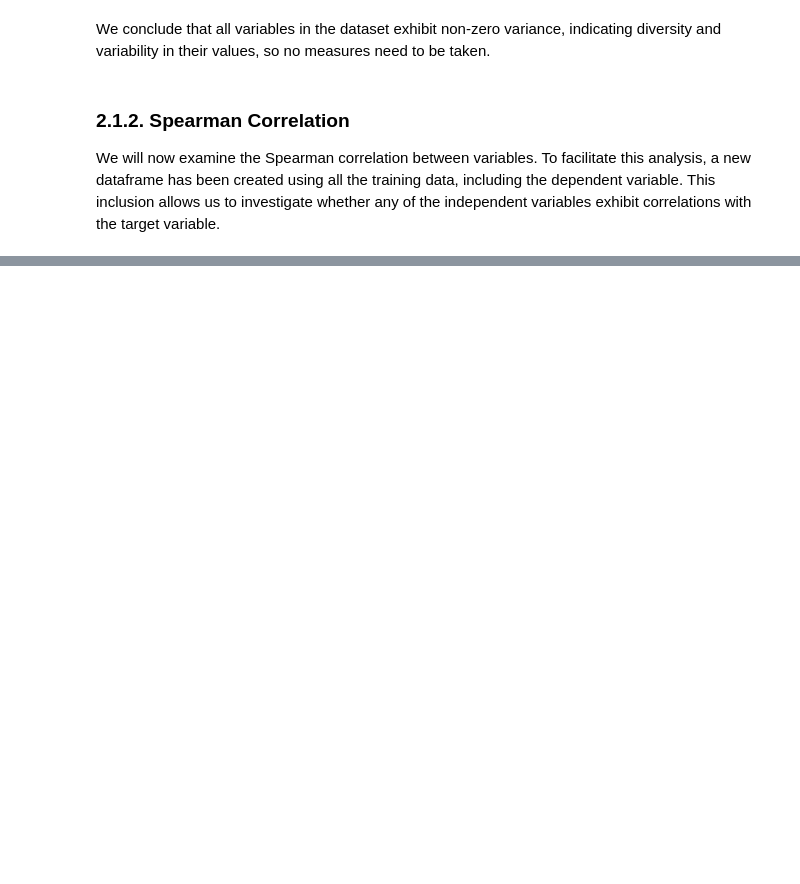
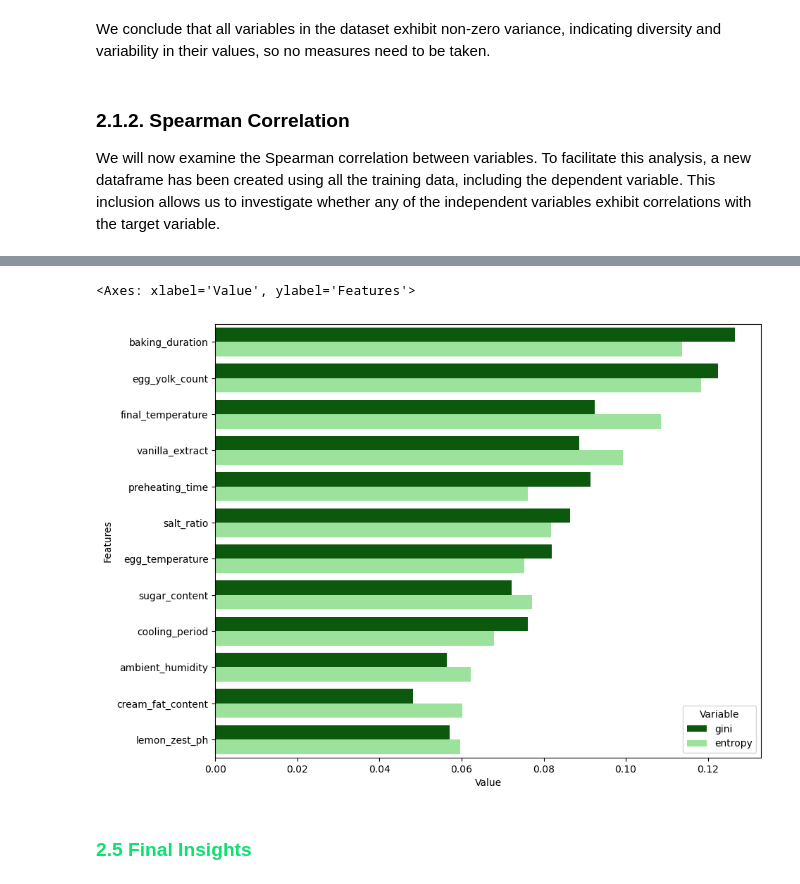
Before and after one commit to gugaffranco/MachineLearning1G08, a Jupyter notebook: ML08_NB3_FEATUREMGMT.ipynb, the cells around one changed output, grey strips where cells are left out. Cells and saved outputs as stored; diff of their text form; code cells hidden in the pictures; blank space fills up the shorter version.

Commit message:
faltam os final insights e conclusao da decision tree

```diff
--- a/ML08_NB3_FEATUREMGMT.ipynb
+++ b/ML08_NB3_FEATUREMGMT.ipynb
@@ -118,0 +284,16 @@ We will now examine the Spearman correlation between variables.  To facilitate t
+# %%
+gini_importance = DecisionTreeClassifier(splitter='random', random_state=42).fit(X_train_n_scl, y_train).feature_importances_
+entropy_importance = DecisionTreeClassifier(criterion='entropy', splitter='random', random_state=42).fit(X_train_n_scl, y_train).feature_importances_
+
+zippy = pd.DataFrame(zip(gini_importance, entropy_importance), columns=['gini', 'entropy'])
+zippy['Features'] = X_train_n_scl.columns
+tidy = zippy.melt(id_vars='Features').rename(columns=str.title)
+tidy.sort_values(['Value'], ascending=False, inplace=True)
+
+plt.figure(figsize=(10, 8))
+sns.barplot(y='Features', x='Value', hue='Variable', data=tidy, palette=['darkgreen', 'lightgreen'])
+# %% [output]
+<Axes: xlabel='Value', ylabel='Features'>
+[figure, added]
+# %% [markdown]
+<h3 style="color: #0EE071;">2.5 Final Insights</h3>
```
Also changed, not shown: parts of 24 cells of this notebook, 3 other files.
